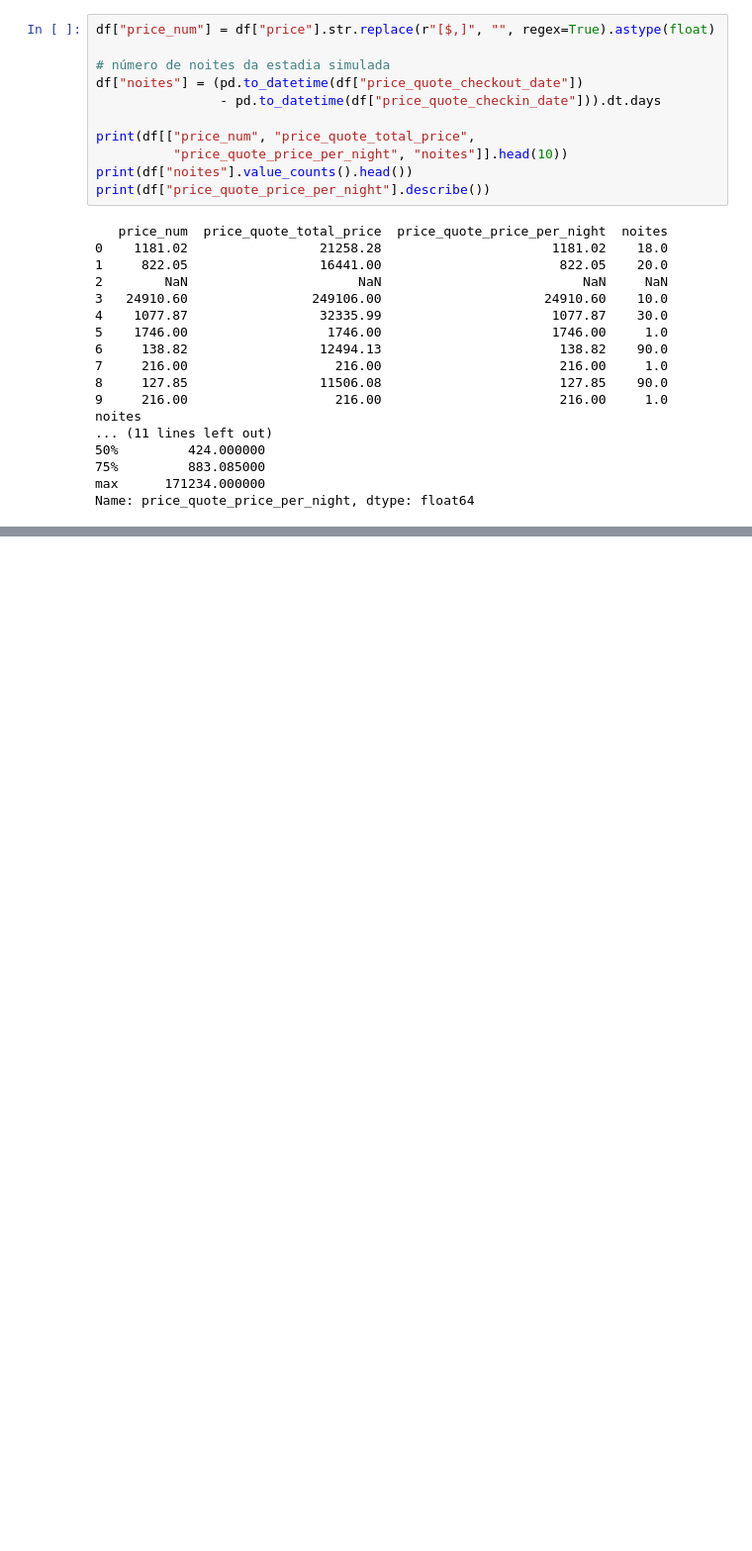
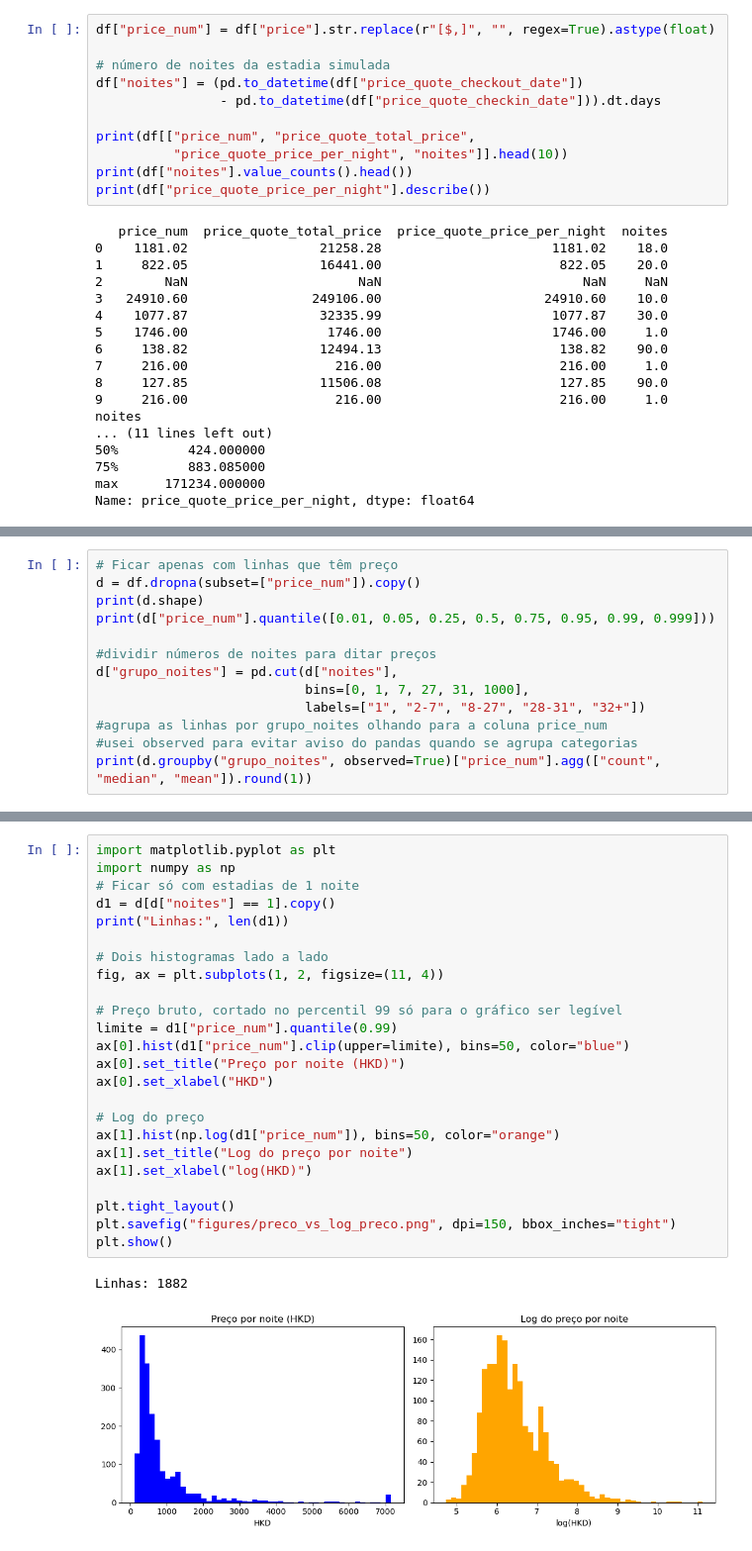
Before and after one commit to bernardonabais/projeto_ml_a55903, a Jupyter notebook: exploracao.ipynb, the cells around one changed output, grey strips where cells are left out. Shown at 99% size. Saved outputs shown, nothing was run; the diff lists cells and outputs as text; blank space fills up the shorter version.

Commit message:
Tratei os dados e comecei a relacionar preços de eatadias com variáveis

```diff
--- a/exploracao.ipynb
+++ b/exploracao.ipynb
@@ -64,0 +69,13 @@ Name: price_quote_price_per_night, dtype: float64
+# %%
+# Ficar apenas com linhas que têm preço
+d = df.dropna(subset=["price_num"]).copy()
+print(d.shape)
+print(d["price_num"].quantile([0.01, 0.05, 0.25, 0.5, 0.75, 0.95, 0.99, 0.999]))
+
+#dividir números de noites para ditar preços
+d["grupo_noites"] = pd.cut(d["noites"],
+                           bins=[0, 1, 7, 27, 31, 1000],
+                           labels=["1", "2-7", "8-27", "28-31", "32+"])
+#agrupa as linhas por grupo_noites olhando para a coluna price_num
+#usei observed para evitar aviso do pandas quando se agrupa categorias
+print(d.groupby("grupo_noites", observed=True)["price_num"].agg(["count", "median", "mean"]).round(1))
@@ -64,0 +100,27 @@ Name: price_quote_price_per_night, dtype: float64
+# %%
+import matplotlib.pyplot as plt
+import numpy as np
+# Ficar só com estadias de 1 noite
+d1 = d[d["noites"] == 1].copy()
+print("Linhas:", len(d1))
+
+# Dois histogramas lado a lado
+fig, ax = plt.subplots(1, 2, figsize=(11, 4))
+
+# Preço bruto, cortado no percentil 99 só para o gráfico ser legível
+limite = d1["price_num"].quantile(0.99)
+ax[0].hist(d1["price_num"].clip(upper=limite), bins=50, color="blue")
+ax[0].set_title("Preço por noite (HKD)")
+ax[0].set_xlabel("HKD")
+
+# Log do preço
+ax[1].hist(np.log(d1["price_num"]), bins=50, color="orange")
+ax[1].set_title("Log do preço por noite")
+ax[1].set_xlabel("log(HKD)")
+
+plt.tight_layout()
+plt.savefig("figures/preco_vs_log_preco.png", dpi=150, bbox_inches="tight")
+plt.show()
+# %% [output]
+Linhas: 1882
+[figure, added]
```
Also changed, not shown: parts of 4 cells of this notebook, 3 other files.
